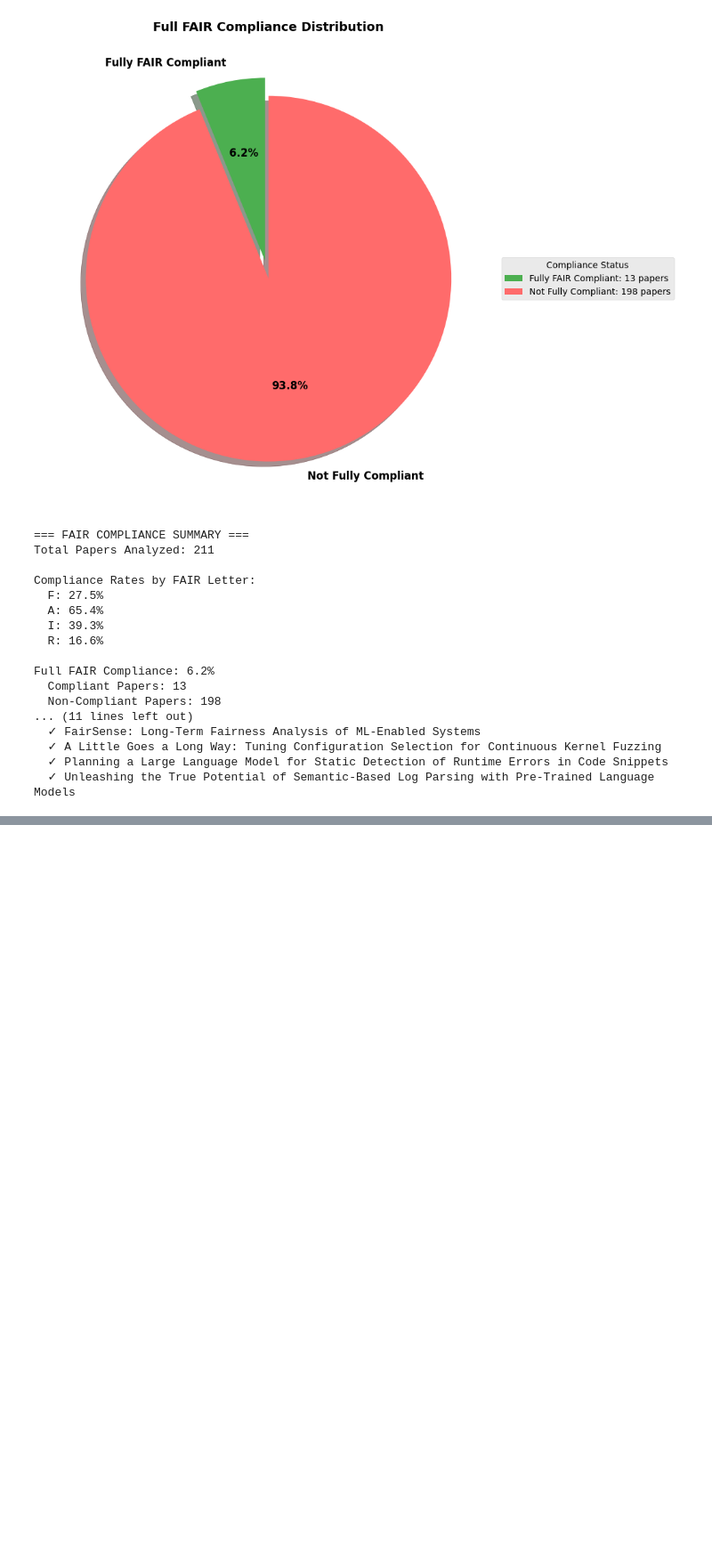
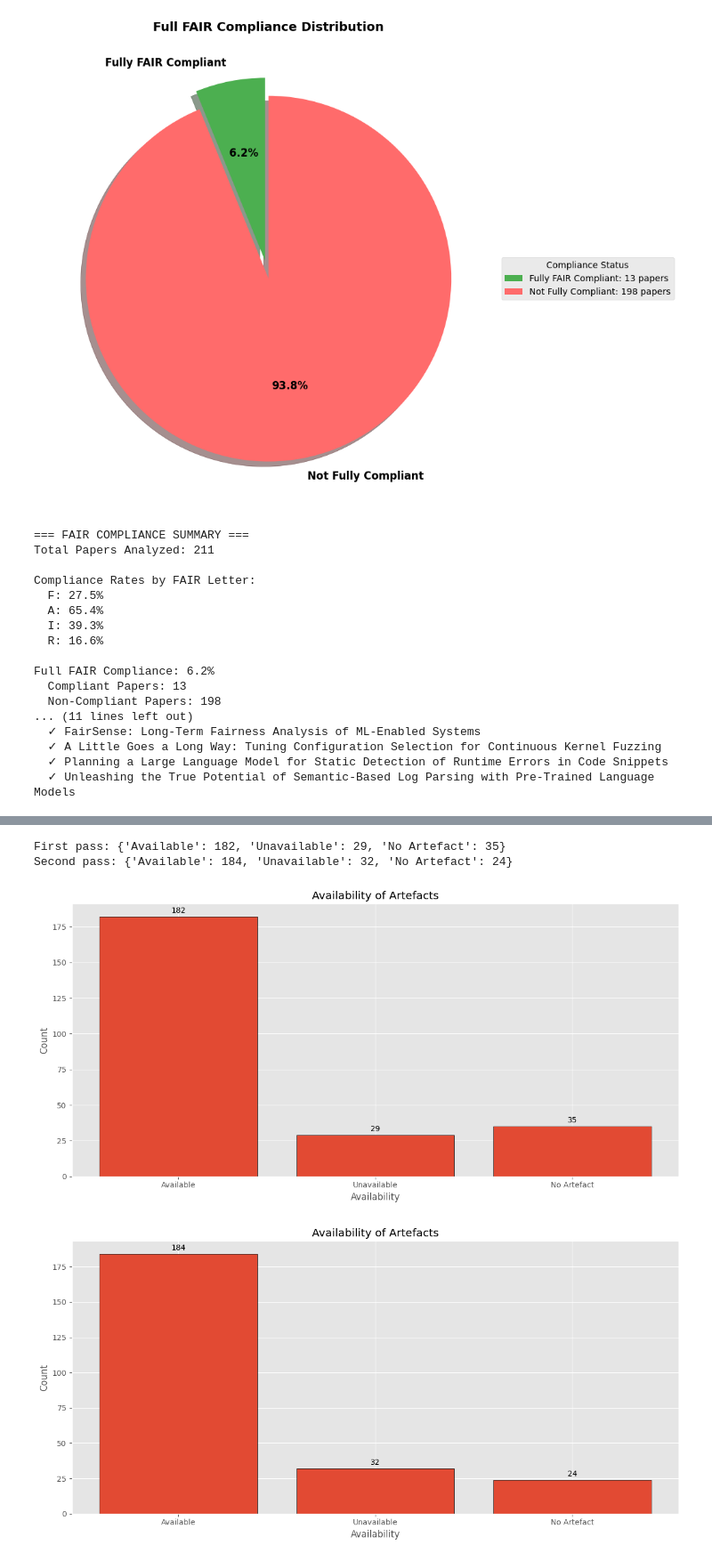
Before and after one commit to EEllwoo/how_fair_is_2026, a Jupyter notebook: plot_gen.ipynb, the cells around one changed output, grey strips where cells are left out. Shown at 89% size. Saved outputs shown, nothing was run; the diff lists cells and outputs as text; code cells hidden in the pictures; blank space fills up the shorter version.

Commit message:
Split the repo stats into available and unavailable

```diff
--- a/plot_gen.ipynb
+++ b/plot_gen.ipynb
@@ -148,0 +155,8 @@ Second pass: {'Zenodo Only': 24, 'GitHub Only': 84, 'Figshare Only': 8, 'Zenodo
+# %%
+# Availability
+availability_main()
+# %% [output]
+First pass: {'Available': 182, 'Unavailable': 29, 'No Artefact': 35}
+Second pass: {'Available': 184, 'Unavailable': 32, 'No Artefact': 24}
+[figure, added]
+[figure, added]
```
Also changed, not shown: parts of 2 cells of this notebook, 9 other files.
